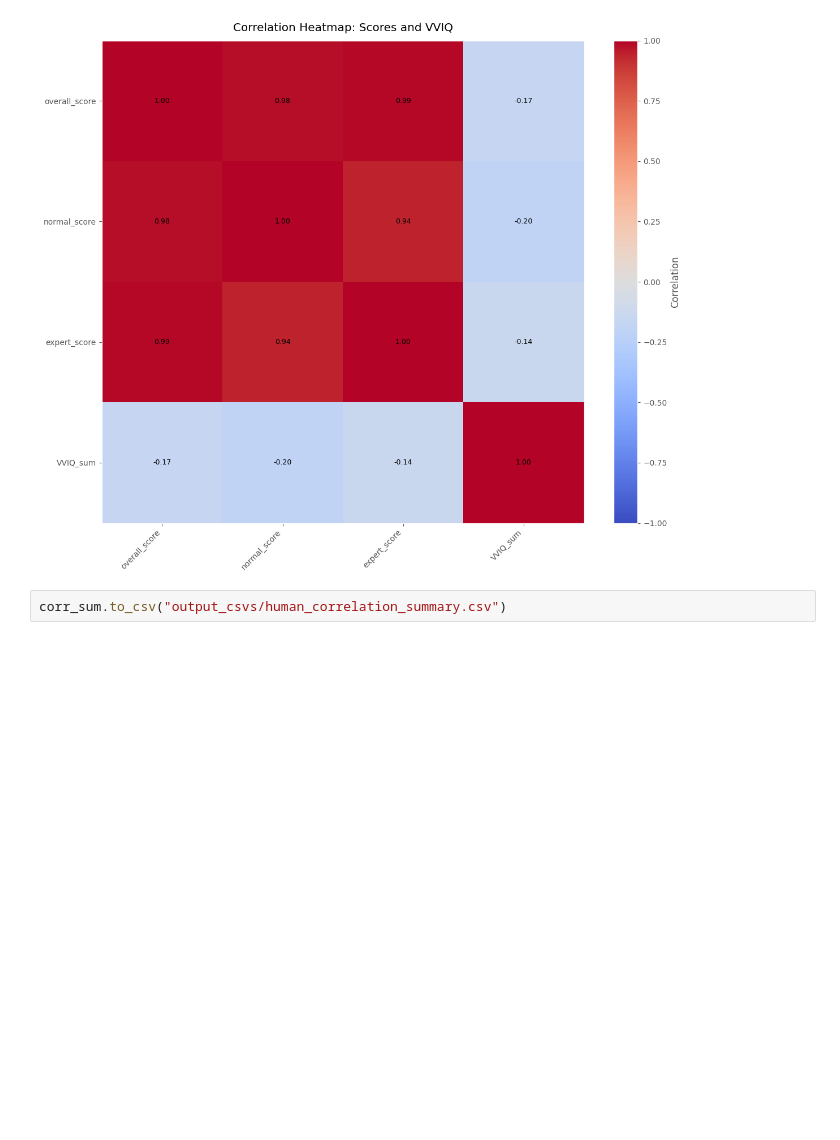
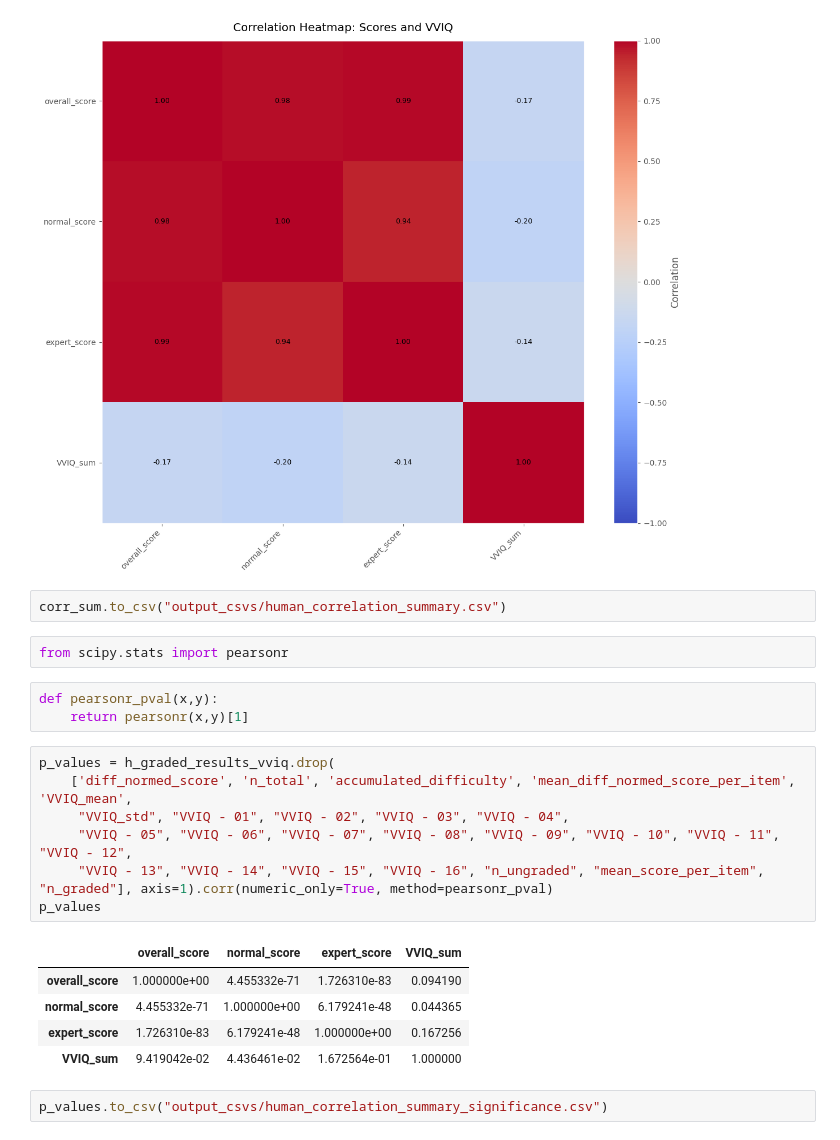
Before and after one commit to subjectivitylab/artificial_phantasia, a Jupyter notebook: data_analysis/data_analysis.ipynb, the cells around one changed output. Saved outputs shown, nothing was run; the diff lists cells and outputs as text; blank space fills up the shorter version.

```diff
--- a/data_analysis/data_analysis.ipynb
+++ b/data_analysis/data_analysis.ipynb
@@ -1689,3 +1689,23 @@ plt.show()
 [figure]
 # %%
 corr_sum.to_csv("output_csvs/human_correlation_summary.csv")
+# %%
+from scipy.stats import pearsonr
+# %%
+def pearsonr_pval(x,y):
+    return pearsonr(x,y)[1]
+# %%
+p_values = h_graded_results_vviq.drop(
+    ['diff_normed_score', 'n_total', 'accumulated_difficulty', 'mean_diff_normed_score_per_item', 'VVIQ_mean',
+     "VVIQ_std", "VVIQ - 01", "VVIQ - 02", "VVIQ - 03", "VVIQ - 04",
+     "VVIQ - 05", "VVIQ - 06", "VVIQ - 07", "VVIQ - 08", "VVIQ - 09", "VVIQ - 10", "VVIQ - 11", "VVIQ - 12",
+     "VVIQ - 13", "VVIQ - 14", "VVIQ - 15", "VVIQ - 16", "n_ungraded", "mean_score_per_item", "n_graded"], axis=1).corr(numeric_only=True, method=pearsonr_pval)
+p_values
+# %% [output]
+|  | overall_score | normal_score | expert_score | VVIQ_sum |
+| overall_score | 1.000000e+00 | 4.455332e-71 | 1.726310e-83 | 0.094190 |
+| normal_score | 4.455332e-71 | 1.000000e+00 | 6.179241e-48 | 0.044365 |
+| expert_score | 1.726310e-83 | 6.179241e-48 | 1.000000e+00 | 0.167256 |
+| VVIQ_sum | 9.419042e-02 | 4.436461e-02 | 1.672564e-01 | 1.000000 |
+# %%
+p_values.to_csv("output_csvs/human_correlation_summary_significance.csv")
```
Also changed, not shown: parts of 1 cell of this notebook, 7 other files.
